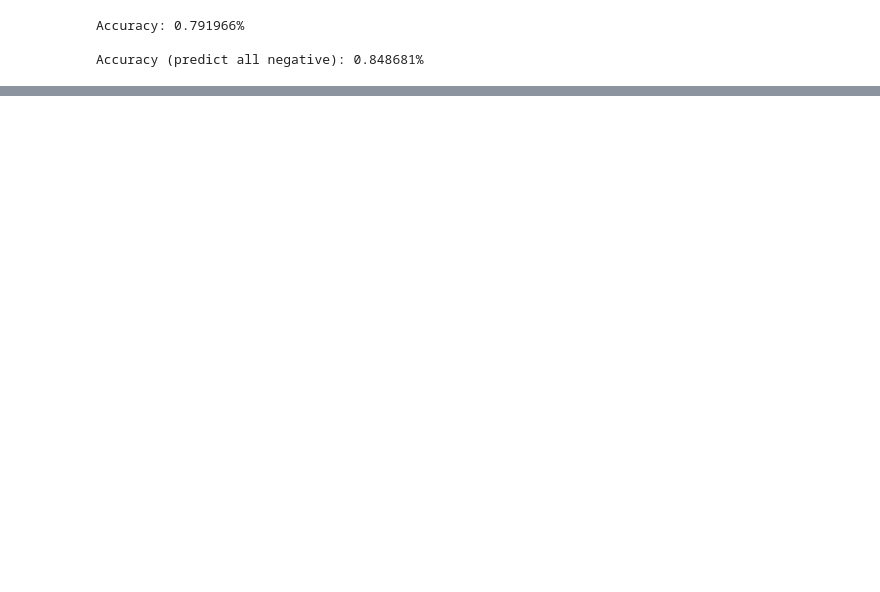
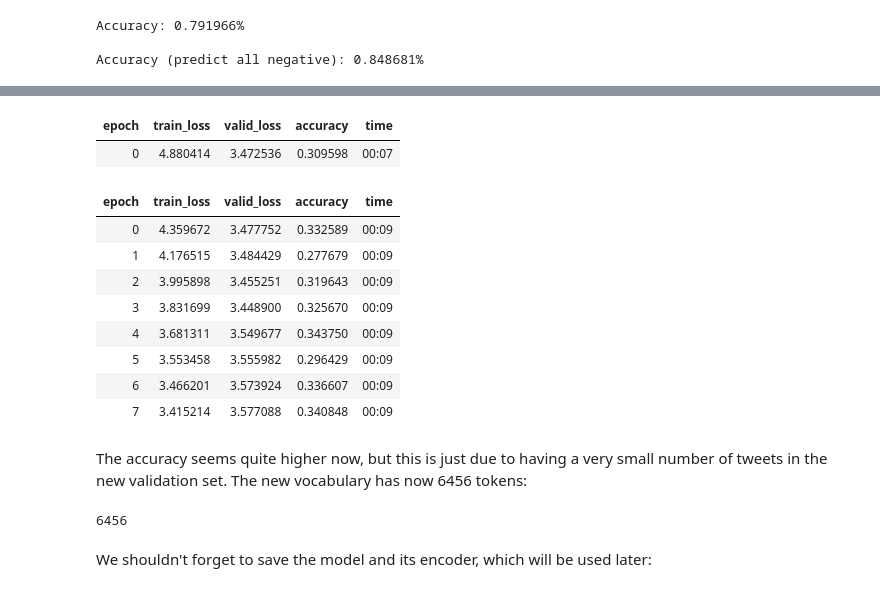
Before and after one commit to asciara/Competitions_and_Exercises, a Jupyter notebook: Twitter_US_Airlines_Sentiment/Twitter_US_Airlines_Sentiment.ipynb, the cells around one changed output, grey strips where cells are left out. Drawn from its saved outputs; the diff is of its cells as text; code cells hidden in the pictures; blank space fills up the shorter version.

```diff
--- a/Twitter_US_Airlines_Sentiment/Twitter_US_Airlines_Sentiment.ipynb
+++ b/Twitter_US_Airlines_Sentiment/Twitter_US_Airlines_Sentiment.ipynb
@@ -1085,0 +1568,25 @@ To understand if the model can be improved, we should look at a few examples of
+# %%
+from sklearn.model_selection import KFold
+
+split = KFold(n_splits = 10, shuffle = True)
+
+val_losses = []
+accuracies = []
+
+for train_idx, valid_idx in split.split(df_clean['text'], df_clean['airline_sentiment'].values):
+    df_train = df_clean.iloc[train_idx]
+    df_valid = df_clean.iloc[valid_idx]
+
+    data_lm = TextLMDataBunch.from_df(path = path, train_df = df_train, valid_df = df_valid,
+                                   text_cols = 'text', label_cols = 'airline_sentiment', max_vocab = 60000, min_freq = 2)
+
+    learn_lm = language_model_learner(data_lm, AWD_LSTM, drop_mult = 1.0, model_dir = '/tmp/models')
+
+    learn_lm.fit_one_cycle(1, slice(3e-2), wd = 1e-5, moms = (0.8, 0.7))
+
+    learn_lm.unfreeze()
+
+    learn_lm.fit_one_cycle(15, slice(1e-2/(2.6**4), 1e-2), wd = 1e-5, moms=(0.8,0.7))
+
+    val_losses.append(round(learn_lm.recorder.val_losses[-1] ,6))
+    accuracies.append(round(learn_lm.recorder.metrics[-1][0].item() ,6))
@@ -1085,0 +1618,37 @@ To understand if the model can be improved, we should look at a few examples of
+# %%
+from sklearn.model_selection import ShuffleSplit
+
+split = ShuffleSplit(n_splits = 1, test_size = 2/14640)
+
+for train_idx, valid_idx in split.split(df_clean['text'], df_clean['airline_sentiment'].values):
+    df_train = df_clean.iloc[train_idx]
+    df_valid = df_clean.iloc[valid_idx]
+# %%
+data_lm = TextLMDataBunch.from_df(path = path, train_df = df_train, valid_df = df_valid,
+                                  text_cols = 'text', label_cols = 'airline_sentiment', max_vocab = 60000, min_freq = 2)
+# %%
+learn_lm = language_model_learner(data_lm, AWD_LSTM, drop_mult = 1.0, model_dir = '/tmp/models')
+
+learn_lm.fit_one_cycle(1, slice(3e-2), wd = 1e-5, moms = (0.8, 0.7))
+learn_lm.unfreeze()
+learn_lm.fit_one_cycle(8, slice(1e-2/(2.6**4), 1e-2), wd = 1e-5, moms = (0.8,0.7))
+# %% [output]
+| epoch | train_loss | valid_loss | accuracy | time |
+| 0 | 4.880414 | 3.472536 | 0.309598 | 00:07 |
+| epoch | train_loss | valid_loss | accuracy | time |
+| 0 | 4.359672 | 3.477752 | 0.332589 | 00:09 |
+| 1 | 4.176515 | 3.484429 | 0.277679 | 00:09 |
+| 2 | 3.995898 | 3.455251 | 0.319643 | 00:09 |
+| 3 | 3.831699 | 3.448900 | 0.325670 | 00:09 |
+| 4 | 3.681311 | 3.549677 | 0.343750 | 00:09 |
+| 5 | 3.553458 | 3.555982 | 0.296429 | 00:09 |
+| 6 | 3.466201 | 3.573924 | 0.336607 | 00:09 |
+| 7 | 3.415214 | 3.577088 | 0.340848 | 00:09 |
+# %% [markdown]
+The accuracy seems quite higher now, but this is just due to having a very small number of tweets in the new validation set. The new vocabulary has now 6456 tokens:
+# %%
+len(data_lm.train_ds.vocab.itos)
+# %% [output]
+6456
+# %% [markdown]
+We shouldn't forget to save the model and its encoder, which will be used later:
```
Also changed, not shown: parts of 101 cells of this notebook.
